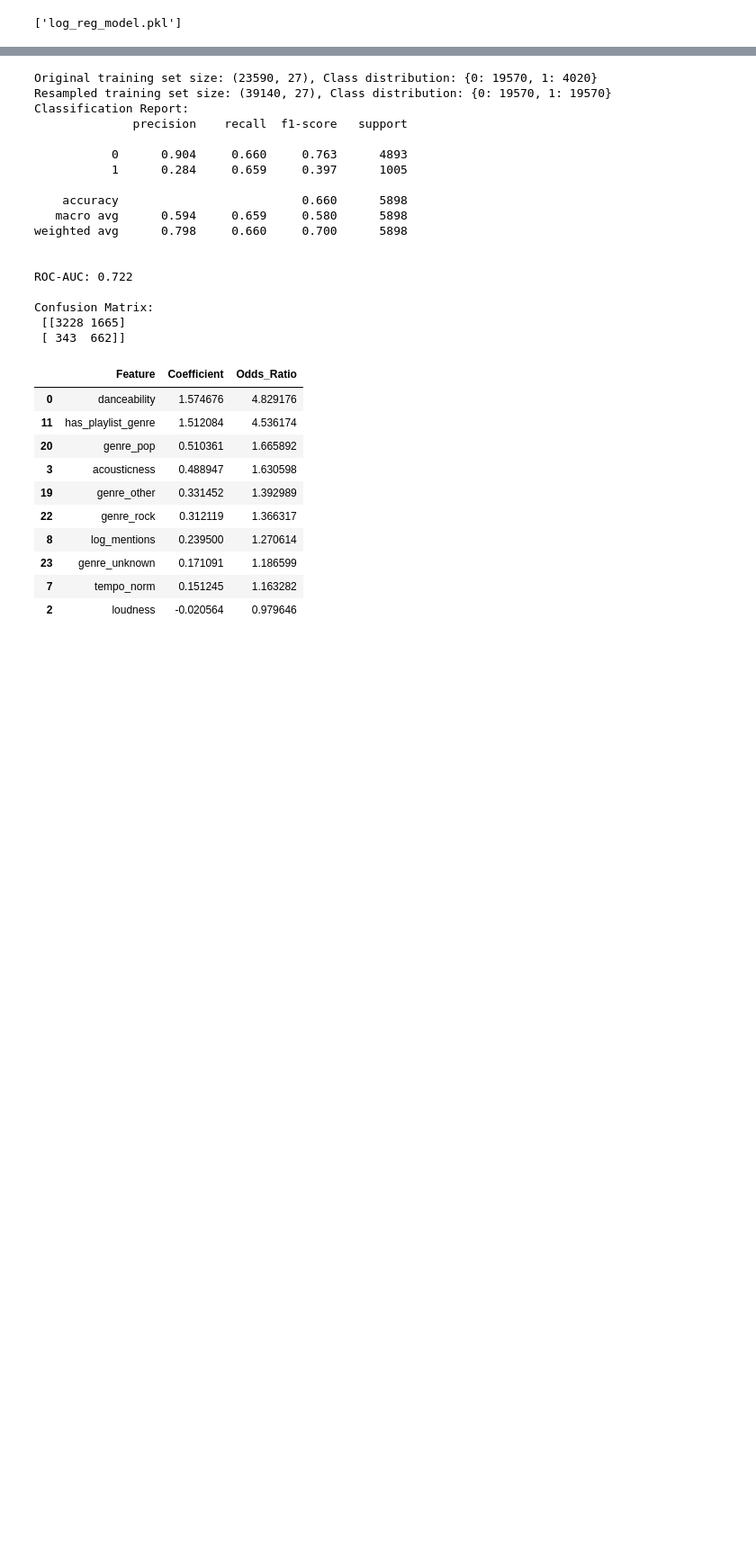
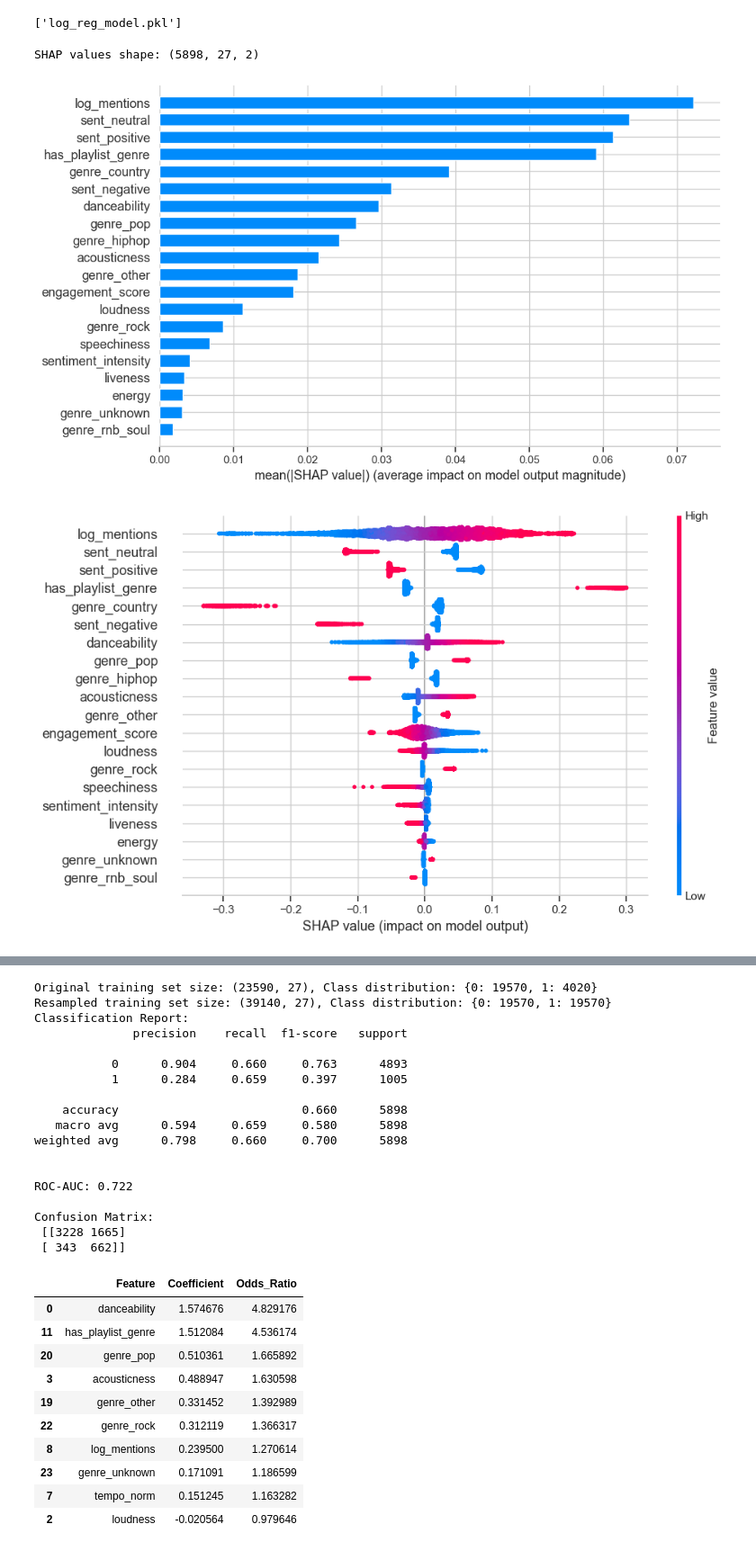
Before and after one commit to priyadarshanparida/media-success-prediction, a Jupyter notebook: code/media_success_prediction.ipynb, the cells around one changed output, grey strips where cells are left out. Shown at 90% size. Saved outputs shown, nothing was run; the diff lists cells and outputs as text; code cells hidden in the pictures; blank space fills up the shorter version.

```diff
--- a/code/media_success_prediction.ipynb
+++ b/code/media_success_prediction.ipynb
@@ -1399,3 +1501,23 @@ import joblib
 joblib.dump(log_reg, "log_reg_model.pkl")
 # %% [output]
 ['log_reg_model.pkl']
+# %%
+# Create SHAP explainer using the model's predict_proba function
+explainer_lr = shap.Explainer(log_reg.predict_proba, X_test_lin_cls, feature_names=X_test_lin_cls.columns)
+
+# Compute SHAP values for the test set
+shap_values_lr = explainer_lr(X_test_lin_cls)
+
+print("SHAP values shape:", shap_values_lr.values.shape)
+# %% [output]
+SHAP values shape: (5898, 27, 2)
+# %%
+# Extract SHAP values for the "hit" class
+shap_values_to_plot_lr = shap_values_lr.values[:, :, 1]
+
+# Bar and beeswarm plots for global interpretation
+shap.summary_plot(shap_values_to_plot_lr, X_test_lin_cls, plot_type="bar", plot_size=(10,6))
+shap.summary_plot(shap_values_to_plot_lr, X_test_lin_cls, plot_size=(10,6))
+# %% [output]
+[figure, added]
+[figure, added]
```
Also changed, not shown: parts of 9 cells of this notebook.
